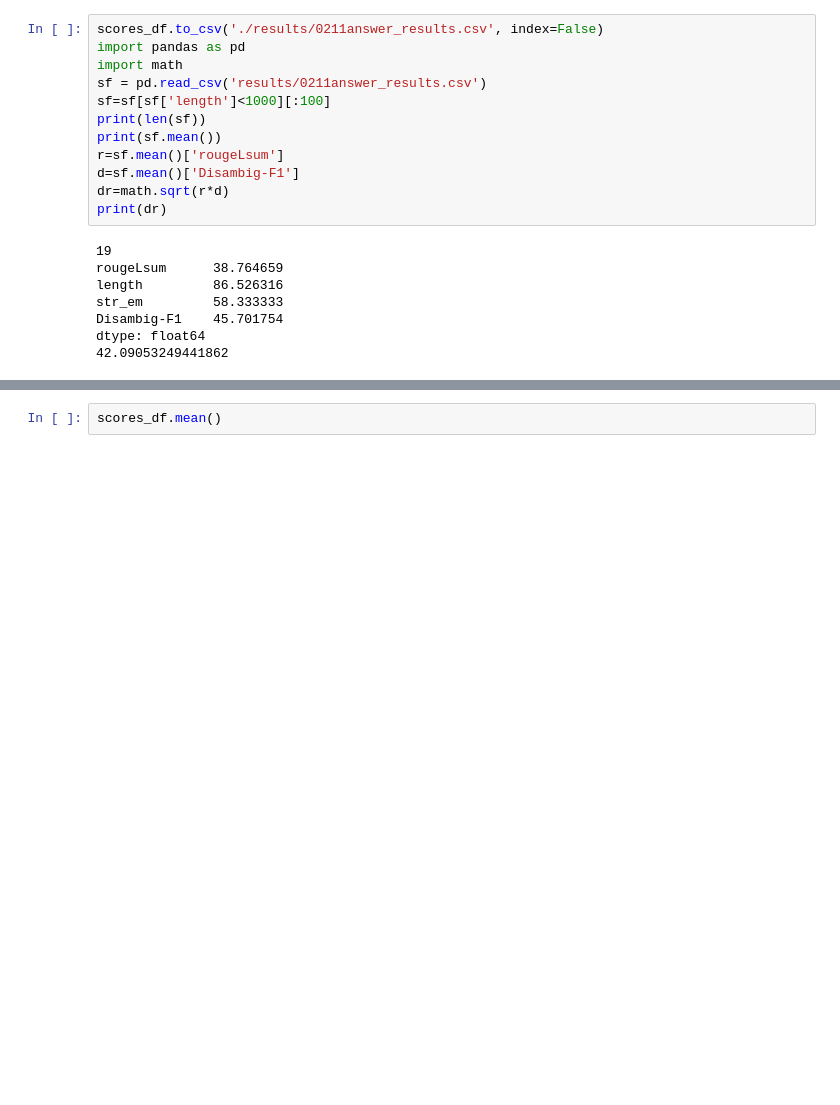
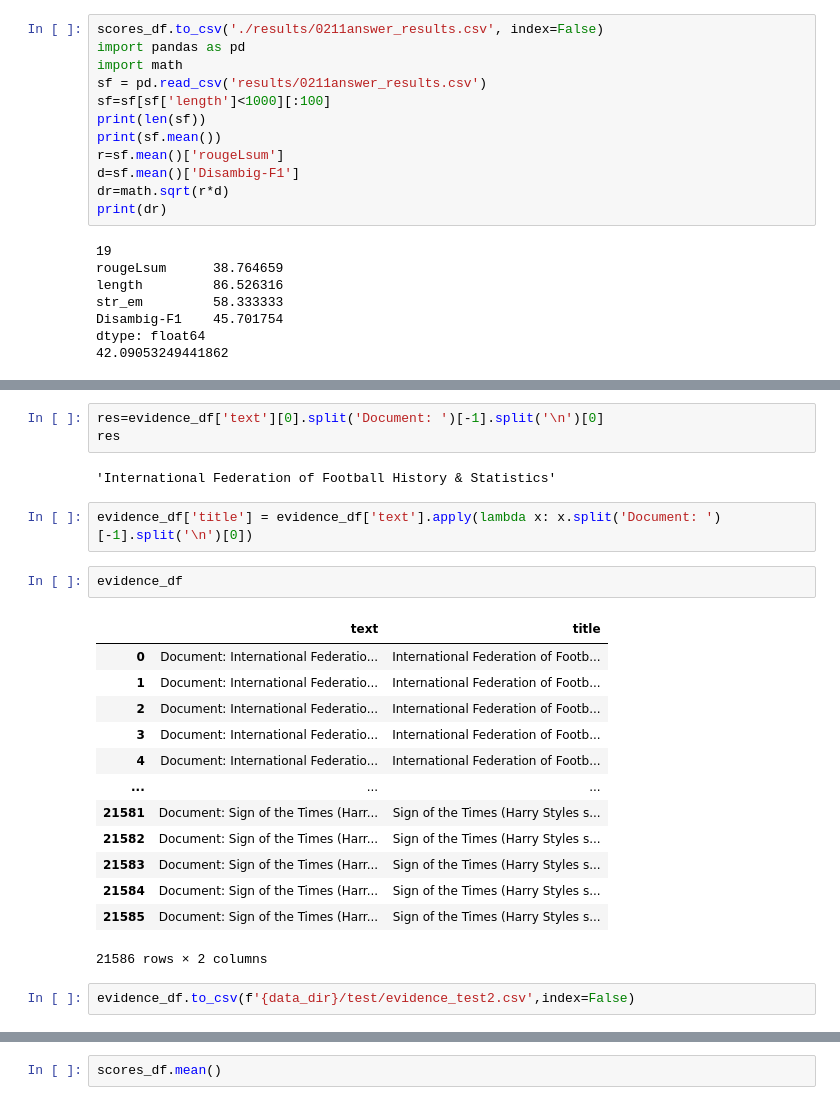
Before and after one commit to lab-paper-code/QriousRAG, a Jupyter notebook: model/answer_rag.ipynb, the cells around one changed output, grey strips where cells are left out. Drawn from its saved outputs; the diff is of its cells as text; blank space fills up the shorter version.

```diff
--- a/model/answer_rag.ipynb
+++ b/model/answer_rag.ipynb
@@ -1267,0 +1426,25 @@ dtype: float64
+# %%
+res=evidence_df['text'][0].split('Document: ')[-1].split('\n')[0]
+res
+# %% [output]
+'International Federation of Football History & Statistics'
+# %%
+evidence_df['title'] = evidence_df['text'].apply(lambda x: x.split('Document: ')[-1].split('\n')[0])
+# %%
+evidence_df
+# %% [output]
+|  | text | title |
+| 0 | Document: International Federatio... | International Federation of Footb... |
+| 1 | Document: International Federatio... | International Federation of Footb... |
+| 2 | Document: International Federatio... | International Federation of Footb... |
+| 3 | Document: International Federatio... | International Federation of Footb... |
+| 4 | Document: International Federatio... | International Federation of Footb... |
+| ... | ... | ... |
+| 21581 | Document: Sign of the Times (Harr... | Sign of the Times (Harry Styles s... |
+| 21582 | Document: Sign of the Times (Harr... | Sign of the Times (Harry Styles s... |
+| 21583 | Document: Sign of the Times (Harr... | Sign of the Times (Harry Styles s... |
+| 21584 | Document: Sign of the Times (Harr... | Sign of the Times (Harry Styles s... |
+| 21585 | Document: Sign of the Times (Harr... | Sign of the Times (Harry Styles s... |
+21586 rows × 2 columns
+# %%
+evidence_df.to_csv(f'{data_dir}/test/evidence_test2.csv',index=False)
```
Also changed, not shown: parts of 17 cells of this notebook, 5 other files.
